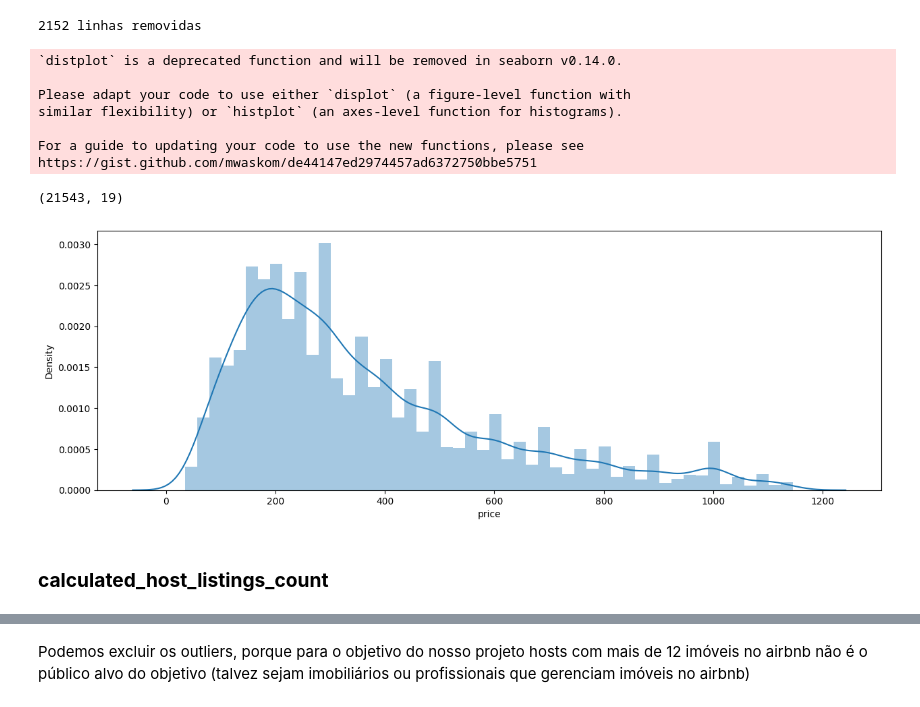
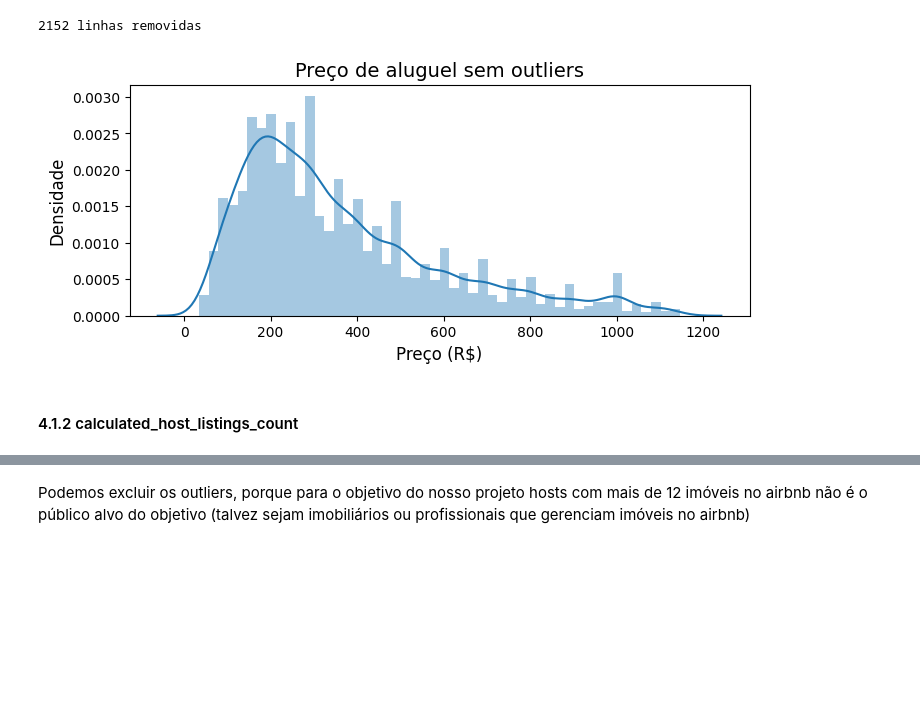
Before and after one commit to rreschke/temp-ciencia-de-dados-proj-1, a Jupyter notebook: Projeto_S1.ipynb, the cells around one changed output, grey strips where cells are left out. Cells and saved outputs as stored; diff of their text form; code cells hidden in the pictures; blank space fills up the shorter version.

```diff
--- a/Projeto_S1.ipynb
+++ b/Projeto_S1.ipynb
@@ -330,18 +337,9 @@ df_airbnb_listagens, linhas_removidas = excluir_outliers(df_airbnb_listagens, 'p
 print('{} linhas removidas'.format(linhas_removidas))
 # %% [output]
 2152 linhas removidas
-# %%
-histograma(df_airbnb_listagens['price'])
-print(df_airbnb_listagens.shape)
-# %% [output]
-`distplot` is a deprecated function and will be removed in seaborn v0.14.0.
-
-Please adapt your code to use either `displot` (a figure-level function with
-similar flexibility) or `histplot` (an axes-level function for histograms).
-
-For a guide to updating your code to use the new functions, please see
-https://gist.github.com/mwaskom/de44147ed2974457ad6372750bbe5751
-(21543, 19)
-[figure, removed]
+# %%
+histograma(df_airbnb_listagens['price'], 'Preço de aluguel sem outliers', 'Preço (R$)', 'Densidade', 12, 14)
+# %% [output]
+[figure, added]
 # %% [markdown]
-### **calculated_host_listings_count**
+#### 4.1.2 calculated_host_listings_count
```
Also changed, not shown: parts of 118 cells of this notebook.
